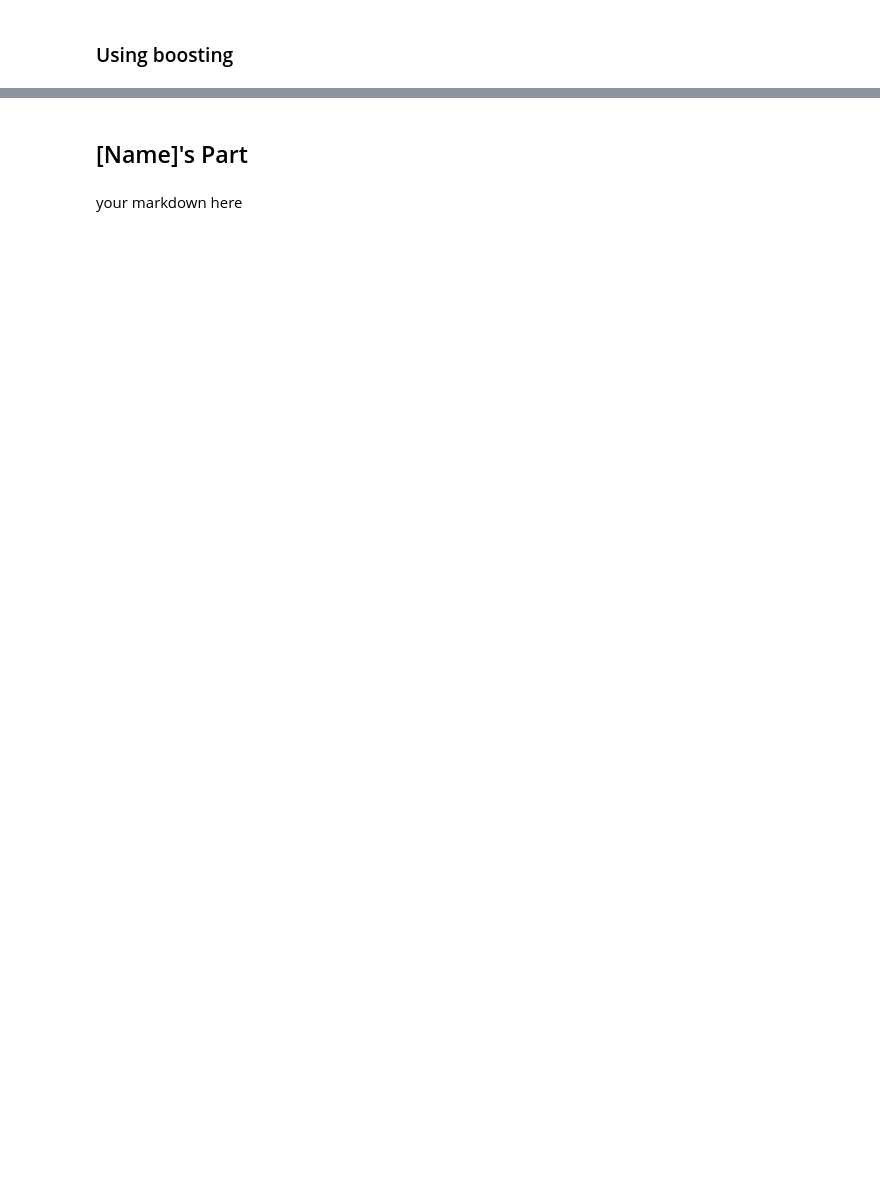
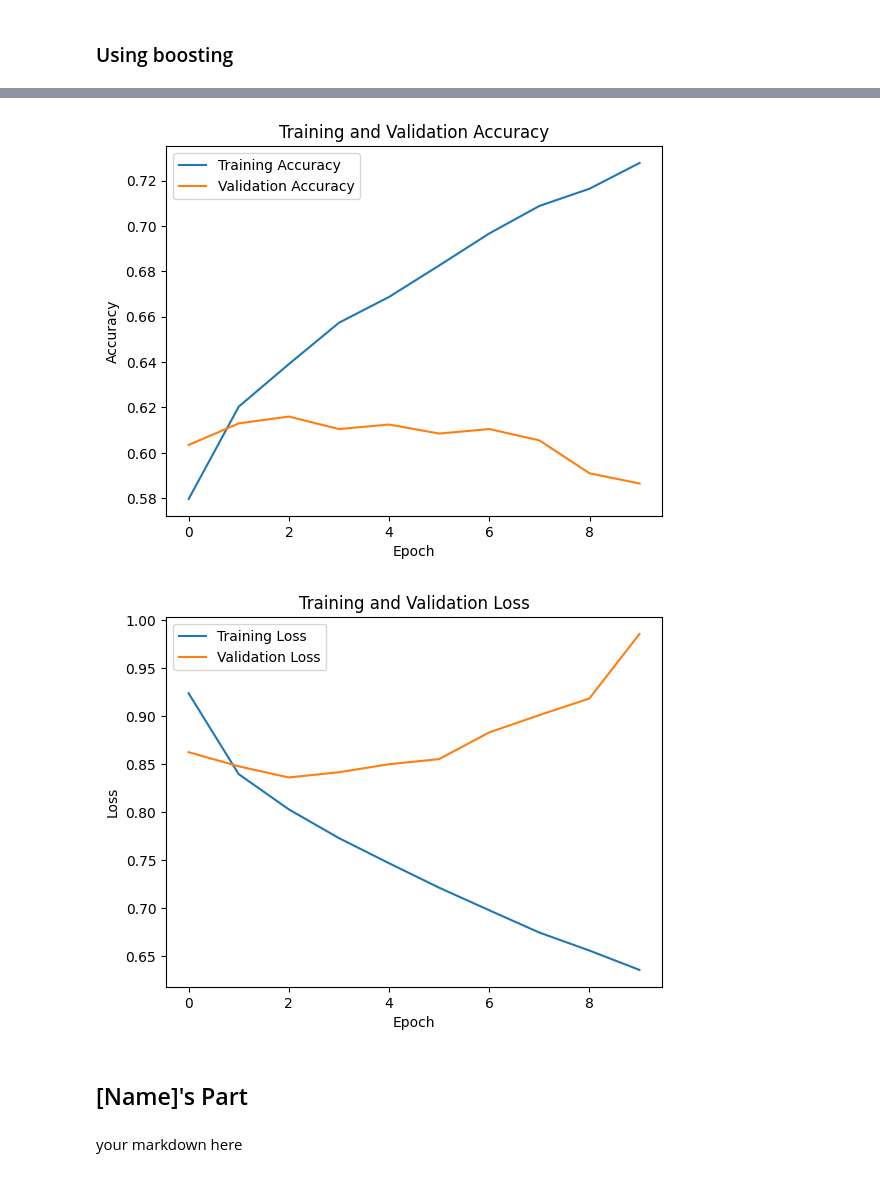
Before and after one commit to kelvin3720/CU_CMT316_Group_Project, a Jupyter notebook: src/main.ipynb, the cells around one changed output, grey strips where cells are left out. Drawn from its saved outputs; the diff is of its cells as text; code cells hidden in the pictures; blank space fills up the shorter version.

```diff
--- a/src/main.ipynb
+++ b/src/main.ipynb
@@ -202,7 +202,7 @@ x_train: np.ndarray[np.ndarray[np.float64]] = np.asarray(x_train)
 y_train: np.ndarray[np.float64] = np.asarray(y_train)
 
 # Feature selection
-feature_selection = SelectKBest(k=250).fit(x_train, y_train)
+feature_selection = SelectKBest(k=500).fit(x_train, y_train)
 
 # Keep for later use, to select the same index on the test set
 selected_indices = feature_selection.get_support(indices=True)
@@ -322,0 +353,23 @@ Accuracy: 0.6082709215239336
+# %%
+from sklearn.preprocessing import LabelBinarizer
+
+# For fitting into the CNN
+label_binarizer = LabelBinarizer()
+y_train_one_hot = label_binarizer.fit_transform(y_train)
+y_validation_one_hot = label_binarizer.transform(y_validation)
+y_test_one_hot = label_binarizer.transform(y_test)
+# %%
+# Define CNN model
+cnn_model = Sequential()
+cnn_model.add(Embedding(input_dim=num_unique_values, output_dim=100, input_shape=x_validation[0].shape))
+cnn_model.add(Conv1D(filters=128, kernel_size=5, activation='relu', kernel_regularizer=l2(0.01)))
+cnn_model.add(MaxPooling1D(pool_size=5))
+cnn_model.add(Flatten())
+cnn_model.add(Dense(128, activation='relu'))
+cnn_model.add(Dense(3, activation='softmax'))
+
+# Compile the model
+cnn_model.compile(optimizer='adam', loss='categorical_crossentropy', metrics=['accuracy'])
+
+# Train the model
+history = cnn_model.fit(x_train, y_train_one_hot, epochs=10, batch_size=32, validation_data=(x_validation, y_validation_one_hot))
@@ -323,3 +406,26 @@ Accuracy: 0.6082709215239336
+# %%
+import matplotlib.pyplot as plt
+
+# Plot training and validation accuracy
+plt.plot(history.history['accuracy'], label='Training Accuracy')
+plt.plot(history.history['val_accuracy'], label='Validation Accuracy')
+plt.title('Training and Validation Accuracy')
+plt.xlabel('Epoch')
+plt.ylabel('Accuracy')
+plt.legend()
+plt.show()
+
+# Plot training and validation loss
+plt.plot(history.history['loss'], label='Training Loss')
+plt.plot(history.history['val_loss'], label='Validation Loss')
+plt.title('Training and Validation Loss')
+plt.xlabel('Epoch')
+plt.ylabel('Loss')
+plt.legend()
+plt.show()
+# %% [output]
+[figure, added]
+[figure, added]
 # %% [markdown]
 ## [Name]'s Part
 # %% [markdown]
```
Also changed, not shown: parts of 12 cells of this notebook.
